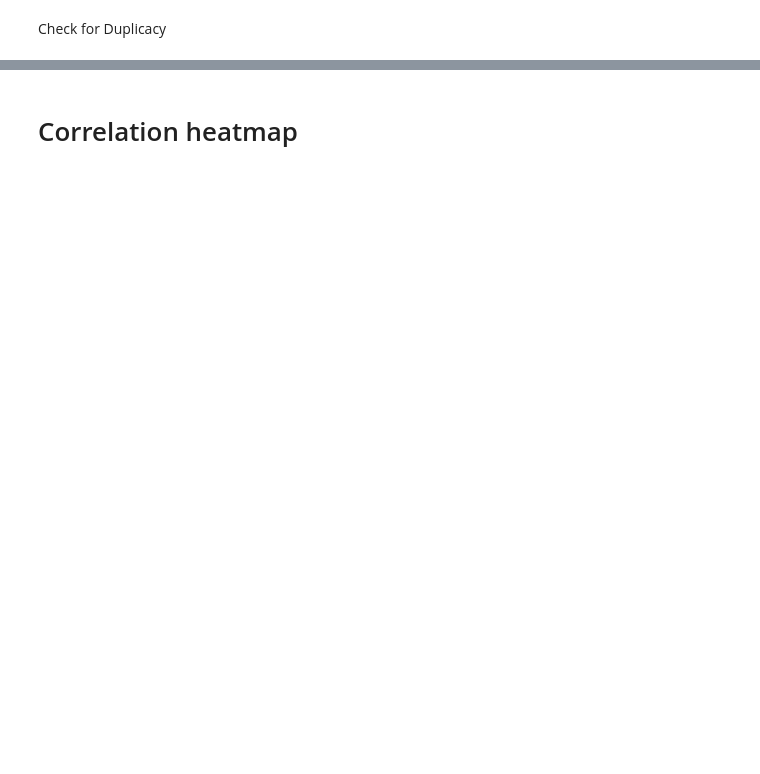
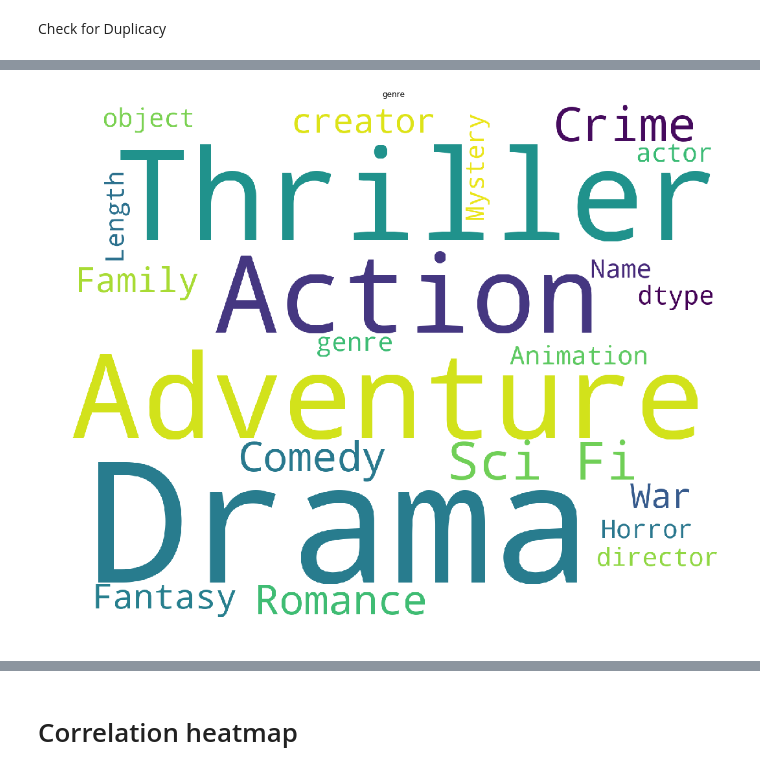
Before and after one commit to ZakBastiani/DataScienceProject2019, a Jupyter notebook: Data Processing.ipynb, the cells around one changed output, grey strips where cells are left out. Cells and saved outputs as stored; diff of their text form; code cells hidden in the pictures; blank space fills up the shorter version.

```diff
--- a/Data Processing.ipynb
+++ b/Data Processing.ipynb
@@ -492,17 +407,19 @@ actor_movie_count
 # %%
-# import random
-# from wordcloud import WordCloud, STOPWORDS
-# text = (str(movies['Actors']))
-# plt.subplots(figsize=(20,15))
-# wordcloud = WordCloud(
-#                           stopwords=STOPWORDS,
-#                           background_color='white',
-#                           width=1500,
-#                           height=1200
-#                          ).generate(text)
+import random
+from wordcloud import WordCloud, STOPWORDS
+text = (str(movies['genre']))
+plt.subplots(figsize=(20,15))
+wordcloud = WordCloud(
+                          stopwords=STOPWORDS,
+                          background_color='white',
+                          width=1500,
+                          height=1200
+                         ).generate(text)
 
 
-# plt.imshow(wordcloud)
-# plt.title('Actors')
-# plt.axis('off')
-# plt.show()
+plt.imshow(wordcloud)
+plt.title('genre')
+plt.axis('off')
+plt.show()
+# %% [output]
+[figure, added]
```
Also changed, not shown: parts of 74 cells of this notebook.
